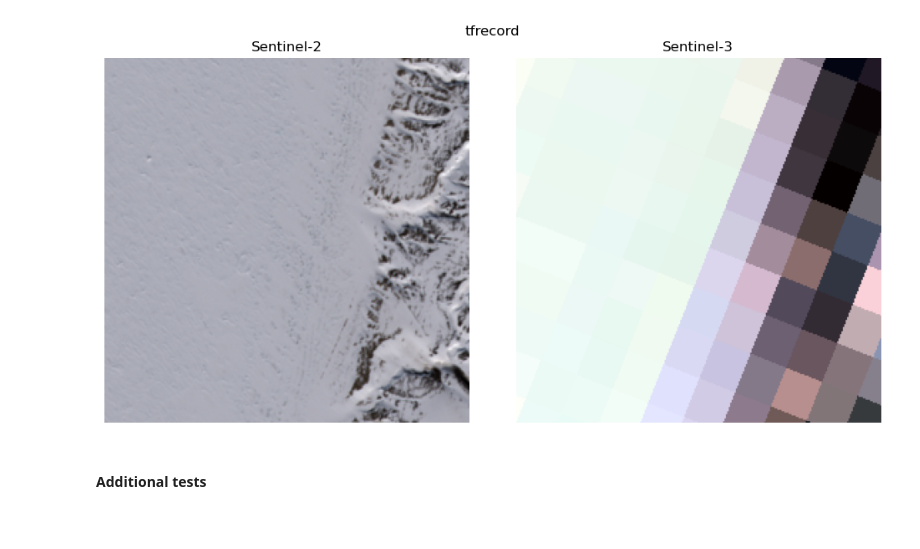
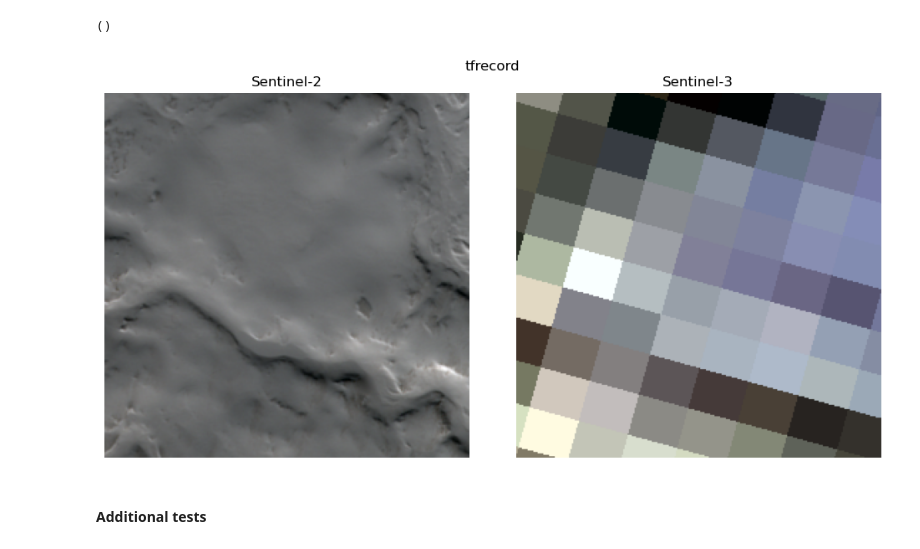
Before and after one commit to ucabcbo/ARISGAN, a Jupyter notebook: preprocessing/single_tiff.ipynb, the cells around one changed output. Saved outputs shown, nothing was run; the diff lists cells and outputs as text; code cells hidden in the pictures.

```diff
--- a/preprocessing/single_tiff.ipynb
+++ b/preprocessing/single_tiff.ipynb
@@ -39,0 +48,12 @@ Warning 1: TIFFReadDirectory:Sum of Photometric type-related color channels and
+# %%
+import random
+files = os.listdir('/home/cb/sis2/data/tif256/')
+TIF_FILENAME = random.choice(files)
+TENSOR_FILENAME = os.path.splitext(TIF_FILENAME)[0] + '.tfrecord'
+raw_tiff = rasterio.open(os.path.join('/home/cb/sis2/data/tif256/', TIF_FILENAME))
+# tfrecord = rasterio.open(os.path.join('/home/cb/sis2/data/tfrecords256/', TENSOR_FILENAME))
+helper.plot_tiff_sbs(raw_tiff, title=TIF_FILENAME)
+sample_dataset = tf.data.TFRecordDataset(os.path.join('/home/cb/sis2/data/tfrecords256/', TENSOR_FILENAME))
+for element in sample_dataset:
+    print(element.shape)
+    helper.plot_tensor_sbs(element, TILESIZE, title=TENSOR_FILENAME)
@@ -43,17 +68,20 @@ Warning 1: TIFFReadDirectory:Sum of Photometric type-related color channels and
 # %%
 import importlib
 importlib.reload(helper)
+
+TENSOR_FILENAME = '/home/cb/sis2/data/tfrecords256/00005_12x3405.tfrecord'
 
 file_list = [TENSOR_FILENAME]
 
 for sample_file in file_list:
 
     sample_dataset = tf.data.TFRecordDataset(sample_file)
     for element in sample_dataset:
-
+        print(element.shape)
         helper.plot_tensor_sbs(element, TILESIZE, title='tfrecord')
 # %% [output]
+()
-[figure, old version]
+[figure, new version]
 # %% [markdown]
 #### Additional tests
 # %%
```
Also changed, not shown: parts of 5 cells of this notebook, 9 other files.
